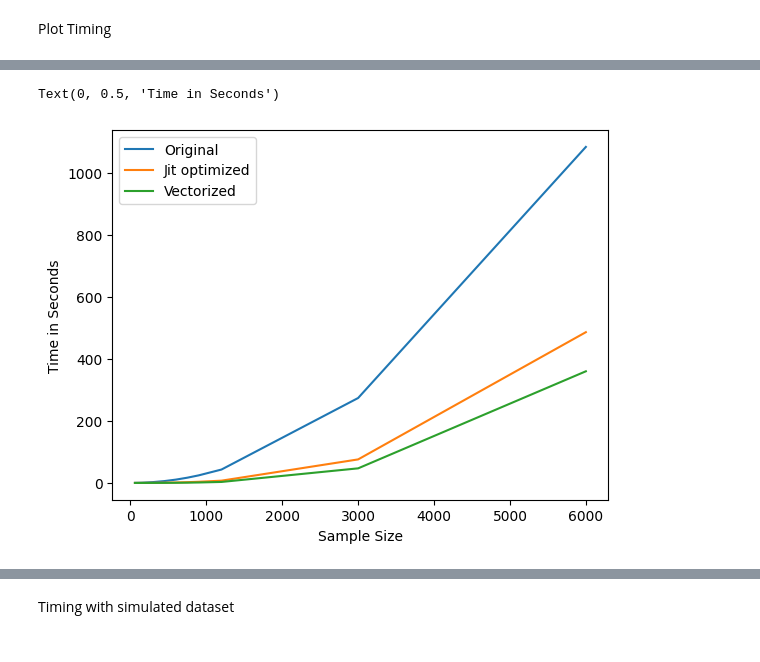
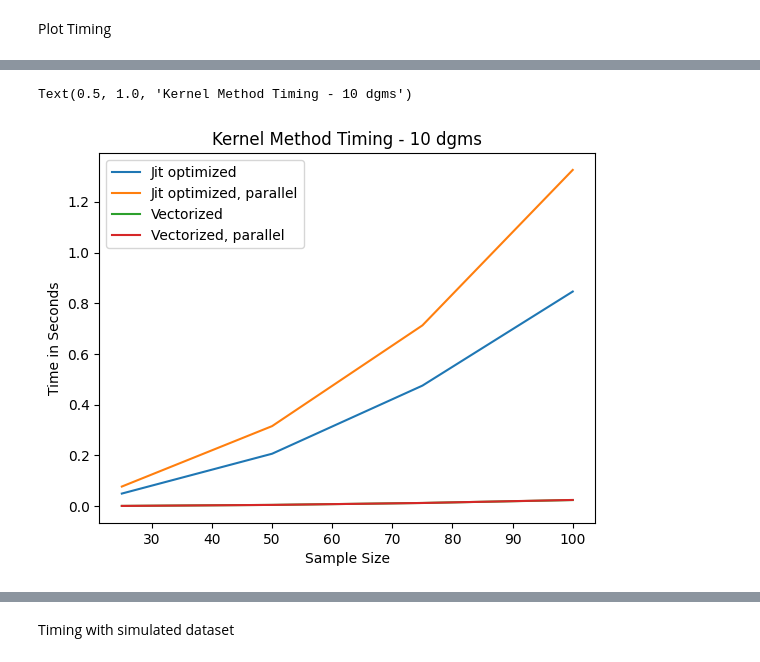
Before and after one commit to TeaspoonTDA/teaspoon, a Jupyter notebook: notebooks/ml_methods_timing_kernel.ipynb, the cells around one changed output, grey strips where cells are left out. Saved outputs shown, nothing was run; the diff lists cells and outputs as text; code cells hidden in the pictures.

Commit message:
updated kernel timing notebook

```diff
--- a/notebooks/ml_methods_timing_kernel.ipynb
+++ b/notebooks/ml_methods_timing_kernel.ipynb
@@ -56,3 +78,10 @@ labels_test = dgms_test['labels']
+# %%
+dgms_3 = timing_dgms['Length 3 dgms']
+dgms_6 = timing_dgms['Length 6 dgms']
+dgms_10 = timing_dgms['Length 10 dgms']
+dgms_20 = timing_dgms['Length 20 dgms']
+dgms_40 = timing_dgms['Length 40 dgms']
+dgms_80 = timing_dgms['Length 80 dgms']
 # %% [markdown]
 ### Load original kernel method function from teaspoon
 # %%
@@ -263,7 +297,7 @@ def guvectorize_kernel(train, num_dgms, s, result):
 # %%
 @jit
 def reshape_persistence_diagrams(dgm):
-    dgm_reshape = np.array([])
+    dgm_reshape = np.array([], dtype='float')
     num_dgms = len(dgm)
     for i in range(0,num_dgms):
         t = np.repeat(i, len(dgm[i]))
@@ -274,6 +308,7 @@ def reshape_persistence_diagrams(dgm):
         else:
             dgm_reshape = np.append(dgm_reshape, t1, 0)
     dummy = np.zeros((num_dgms))
+    dgm_reshape = np.array(dgm_reshape, dtype='float')
     return dgm_reshape, num_dgms, dummy
 # %% [markdown]
 First run to compile
@@ -289,3 +329,9 @@ X_train_features_gu = guvectorize_kernel(train, dummy, .3)
+# %%
+i = 25
+dgms = np.array(dgms_20[0:i])
+X_train_features = kernel_features(dgms, s = .3)
+train, dummy_train, dummy = reshape_persistence_diagrams(dgms)
+X_train_features = optimized_kernel_features(train, dummy_train, s = .3)
 # %% [markdown]
 ### Loop for random samples and timing
 # %%
@@ -361,9 +413,10 @@ Plot Timing
 # %%
-timing.columns=['Observations', 'Original', 'Jit optimized', 'Vectorized', 'None']
-timing = timing.drop(['None'], axis=1)
-t = timing.plot(x='Observations')
+#timing.columns=['Observations', 'Original', 'Jit optimized', 'Vectorized', 'None']
+timing_noog = timing10.drop(['Original'], axis=1)
+t = timing_noog.plot(x='Observations')
 t.set_xlabel("Sample Size")
 t.set_ylabel("Time in Seconds")
+t.set_title("Kernel Method Timing - 10 dgms")
 # %% [output]
-Text(0, 0.5, 'Time in Seconds')
+Text(0.5, 1.0, 'Kernel Method Timing - 10 dgms')
-[figure, old version]
+[figure, new version]
```
Also changed, not shown: parts of 28 cells of this notebook, 6 other files.
